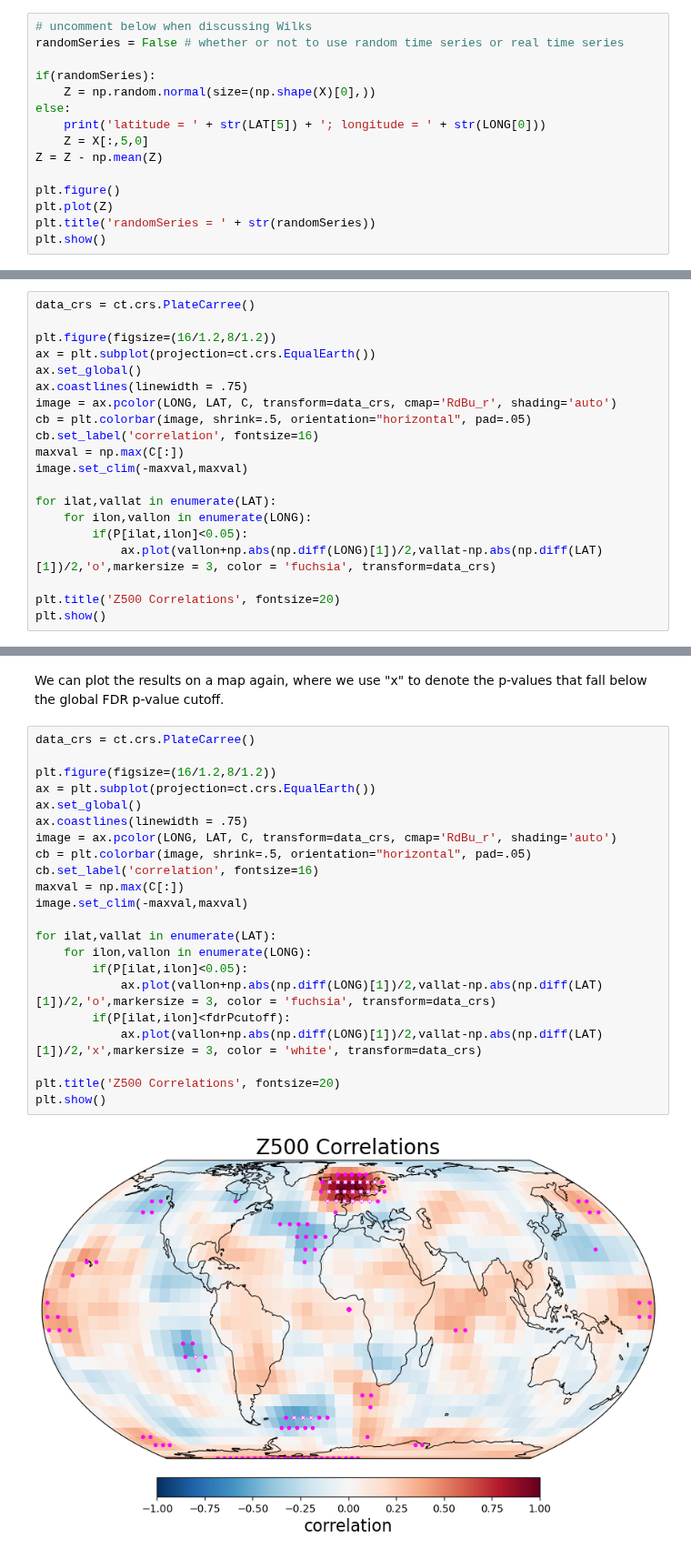
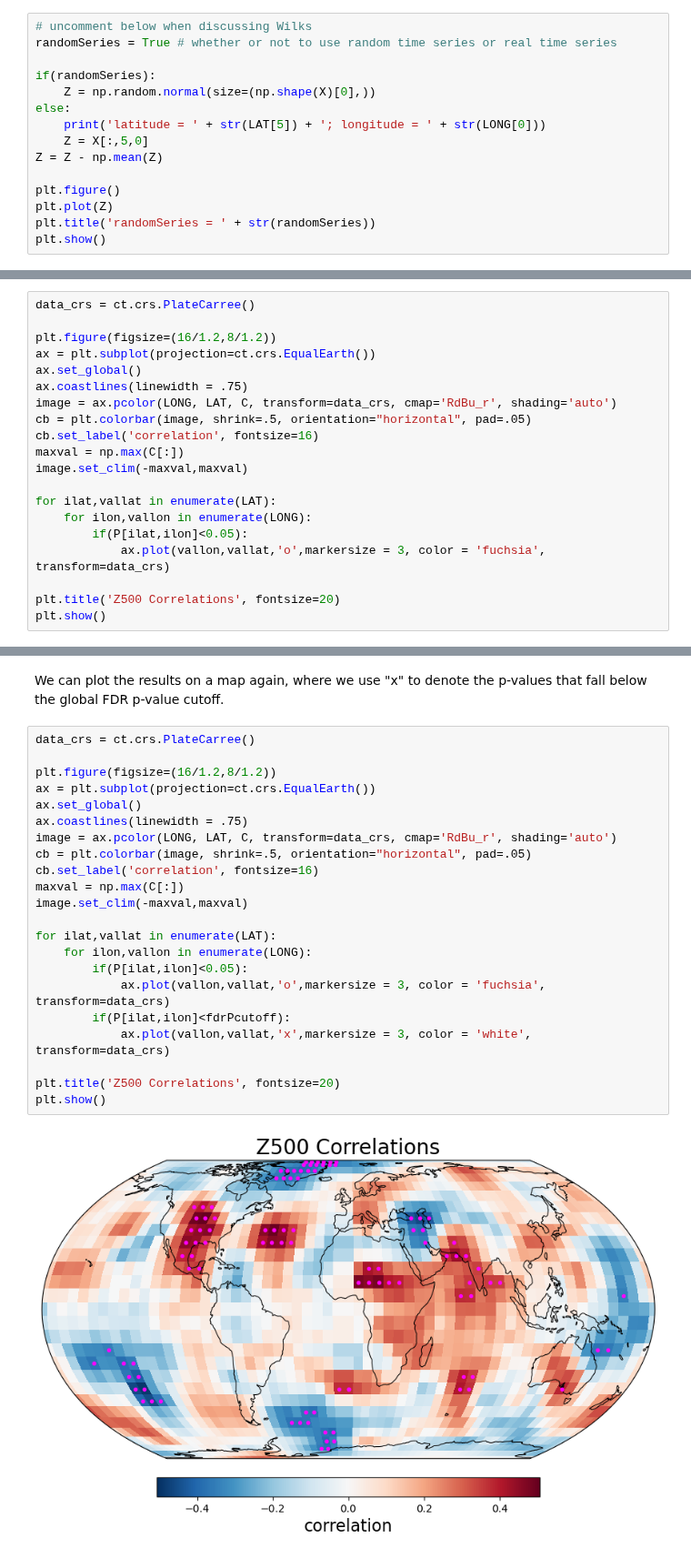
Before and after one commit to kjmayer/ats655-coursematerial, a Jupyter notebook: jupyter_notebooks/maps_of_random_relationships.ipynb, the cells around one changed output, grey strips where cells are left out. Shown at 91% size. Saved outputs shown, nothing was run; the diff lists cells and outputs as text.

```diff
--- a/jupyter_notebooks/maps_of_random_relationships.ipynb
+++ b/jupyter_notebooks/maps_of_random_relationships.ipynb
@@ -66,7 +66,7 @@ X = X[itime,:,:]
 We are now going to make our random time series $Z$. We can use the numpy module called "random" to do this, and we make sure $Z$ has the same number of time steps as $X$. *Remember though - Z is totally random and has no knowledge of the atmosphere!*
 # %%
 # uncomment below when discussing Wilks
-randomSeries = False # whether or not to use random time series or real time series
+randomSeries = True # whether or not to use random time series or real time series
 
 if(randomSeries):
     Z = np.random.normal(size=(np.shape(X)[0],))
@@ -111,7 +110,7 @@ image.set_clim(-maxval,maxval)
 for ilat,vallat in enumerate(LAT):
     for ilon,vallon in enumerate(LONG):
         if(P[ilat,ilon]<0.05):
-            ax.plot(vallon+np.abs(np.diff(LONG)[1])/2,vallat-np.abs(np.diff(LAT)[1])/2,'o',markersize = 3, color = 'fuchsia', transform=data_crs)
+            ax.plot(vallon,vallat,'o',markersize = 3, color = 'fuchsia', transform=data_crs)
 
 plt.title('Z500 Correlations', fontsize=20)
 plt.show()
@@ -180,24 +179,24 @@ We can plot the results on a map again, where we use "x" to denote the p-values
 # %%
 data_crs = ct.crs.PlateCarree()
 
 plt.figure(figsize=(16/1.2,8/1.2))
 ax = plt.subplot(projection=ct.crs.EqualEarth())
 ax.set_global()
 ax.coastlines(linewidth = .75)
 image = ax.pcolor(LONG, LAT, C, transform=data_crs, cmap='RdBu_r', shading='auto')
 cb = plt.colorbar(image, shrink=.5, orientation="horizontal", pad=.05)
 cb.set_label('correlation', fontsize=16)
 maxval = np.max(C[:])
 image.set_clim(-maxval,maxval)
 
 for ilat,vallat in enumerate(LAT):
     for ilon,vallon in enumerate(LONG):
         if(P[ilat,ilon]<0.05):
-            ax.plot(vallon+np.abs(np.diff(LONG)[1])/2,vallat-np.abs(np.diff(LAT)[1])/2,'o',markersize = 3, color = 'fuchsia', transform=data_crs)
+            ax.plot(vallon,vallat,'o',markersize = 3, color = 'fuchsia', transform=data_crs)
         if(P[ilat,ilon]<fdrPcutoff):
-            ax.plot(vallon+np.abs(np.diff(LONG)[1])/2,vallat-np.abs(np.diff(LAT)[1])/2,'x',markersize = 3, color = 'white', transform=data_crs)
+            ax.plot(vallon,vallat,'x',markersize = 3, color = 'white', transform=data_crs)
 
 plt.title('Z500 Correlations', fontsize=20)
 plt.show()
 # %% [output]
-[figure, old version]
+[figure, new version]
```
Also changed, not shown: parts of 3 cells of this notebook, 5 other files.
